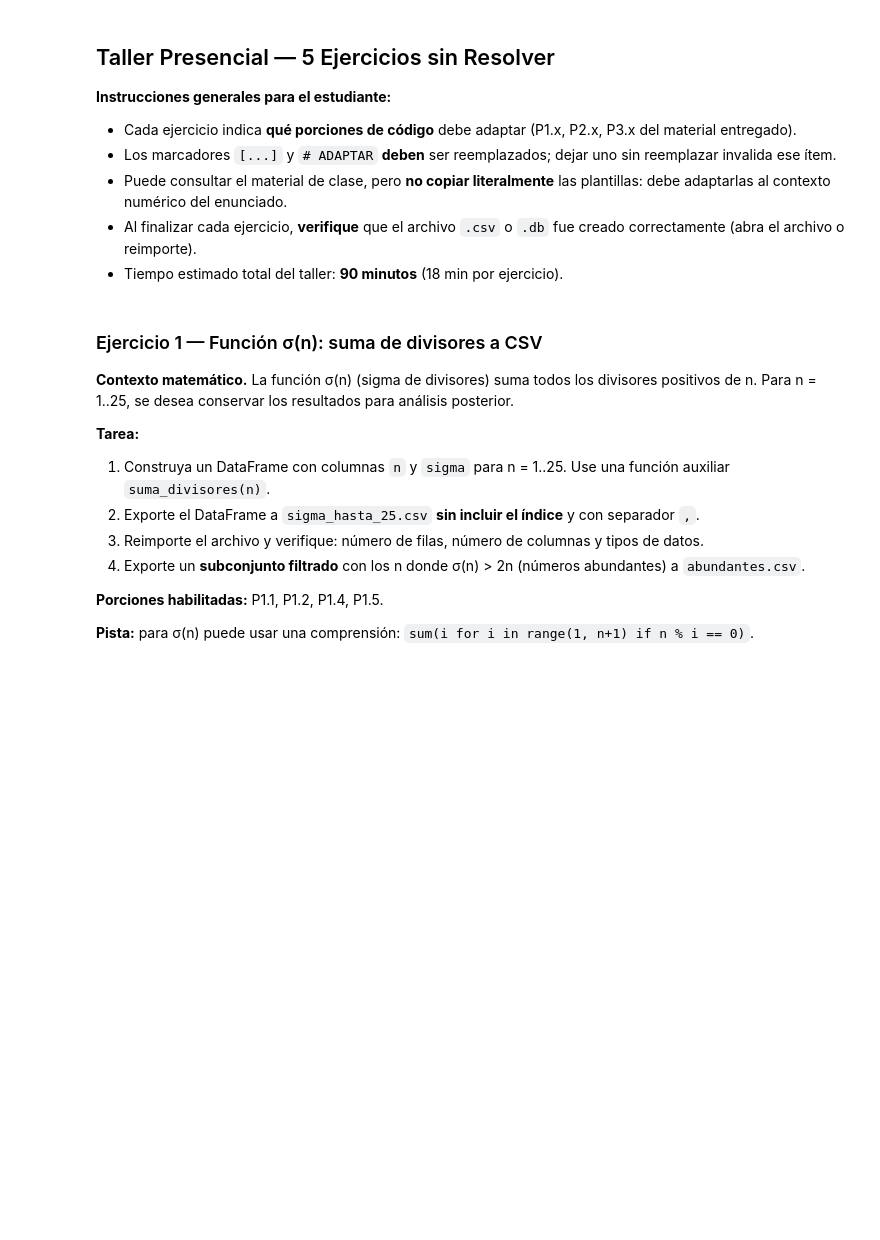
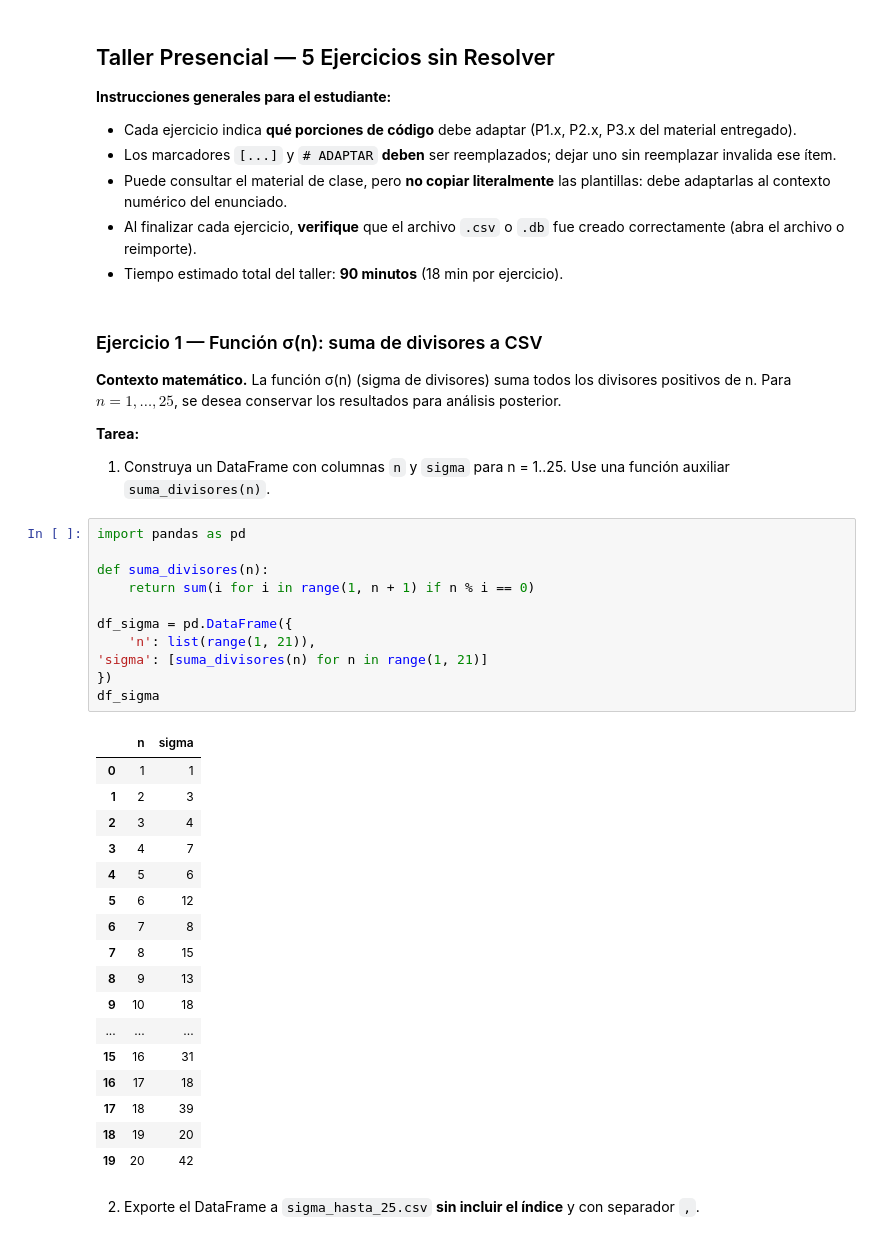
Before and after one commit to marco-canas/fundamentos_de_programacion, a Jupyter notebook: 2_clases/unidad4/1_scripts/capitulo_10_datos_y_bases_de_datos.ipynb, the cells around one changed output. Cells and saved outputs as stored; diff of their text form; blank space fills up the shorter version.

```diff
--- a/2_clases/unidad4/1_scripts/capitulo_10_datos_y_bases_de_datos.ipynb
+++ b/2_clases/unidad4/1_scripts/capitulo_10_datos_y_bases_de_datos.ipynb
@@ -532,14 +532,38 @@ conexion.close()
 
 ### Ejercicio 1 — Función σ(n): suma de divisores a CSV
 
-**Contexto matemático.** La función σ(n) (sigma de divisores) suma todos los divisores positivos de n. Para n = 1..25, se desea conservar los resultados para análisis posterior.
+**Contexto matemático.** La función σ(n) (sigma de divisores) suma todos los divisores positivos de n. Para $n = 1, \ldots, 25$, se desea conservar los resultados para análisis posterior.
 
 **Tarea:**
 1. Construya un DataFrame con columnas `n` y `sigma` para n = 1..25. Use una función auxiliar `suma_divisores(n)`.
-2. Exporte el DataFrame a `sigma_hasta_25.csv` **sin incluir el índice** y con separador `,`.
-3. Reimporte el archivo y verifique: número de filas, número de columnas y tipos de datos.
-4. Exporte un **subconjunto filtrado** con los n donde σ(n) > 2n (números abundantes) a `abundantes.csv`.
-
-**Porciones habilitadas:** P1.1, P1.2, P1.4, P1.5.
-
-**Pista:** para σ(n) puede usar una comprensión: `sum(i for i in range(1, n+1) if n % i == 0)`.
+# %%
+import pandas as pd
+
+def suma_divisores(n):
+    return sum(i for i in range(1, n + 1) if n % i == 0)
+
+df_sigma = pd.DataFrame({
+    'n': list(range(1, 21)),
+'sigma': [suma_divisores(n) for n in range(1, 21)]
+})
+df_sigma
+# %% [output]
+|  | n | sigma |
+| 0 | 1 | 1 |
+| 1 | 2 | 3 |
+| 2 | 3 | 4 |
+| 3 | 4 | 7 |
+| 4 | 5 | 6 |
+| 5 | 6 | 12 |
+| 6 | 7 | 8 |
+| 7 | 8 | 15 |
+| 8 | 9 | 13 |
+| 9 | 10 | 18 |
+| ... | ... | ... |
+| 15 | 16 | 31 |
+| 16 | 17 | 18 |
+| 17 | 18 | 39 |
+| 18 | 19 | 20 |
+| 19 | 20 | 42 |
+# %% [markdown]
+2. Exporte el DataFrame a `sigma_hasta_25.csv` **sin incluir el índice** y con separador `,`.
```
Also changed, not shown: parts of 26 cells of this notebook, 7 other files.
